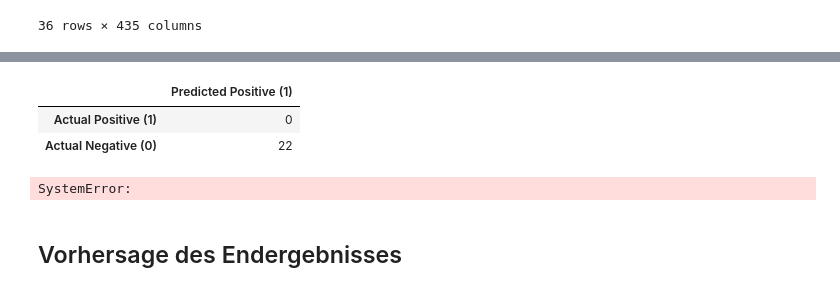
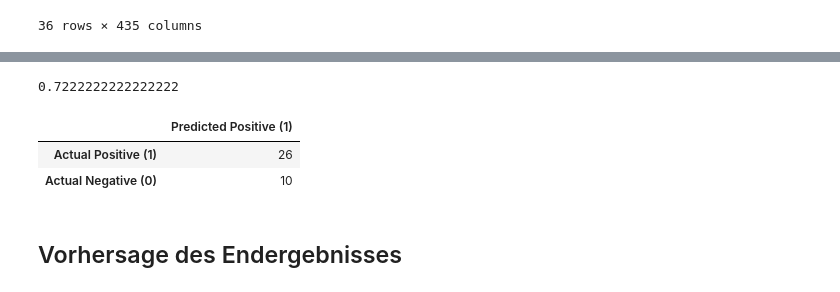
Before and after one commit to NiklasSeitherDHBW/Fussballergebnisse, a Jupyter notebook: Niklas_Weiterfürhung Sphie.ipynb, the cells around one changed output, grey strips where cells are left out. Cells and saved outputs as stored; diff of their text form; code cells hidden in the pictures.

```diff
--- a/Niklas_Weiterfürhung Sphie.ipynb
+++ b/Niklas_Weiterfürhung Sphie.ipynb
@@ -3734,12 +3968,12 @@ DataFrame is highly fragmented.  This is usually the result of calling `frame.in
 home_team_cols = [col for col in x_predict.columns if col.startswith('home_team_')]
 away_team_cols = [col for col in x_predict.columns if col.startswith('away_team_')]
 
-#home_team_cols.remove('home_team_total_points')
-#away_team_cols.remove('away_team_total_points')
-#home_team_cols.remove("home_team_form_goals")
-#away_team_cols.remove("away_team_form_goals")
-#home_team_cols.remove("home_team_form_points")
-#away_team_cols.remove("away_team_form_points")
+home_team_cols.remove('home_team_total_points')
+away_team_cols.remove('away_team_total_points')
+home_team_cols.remove("home_team_form_goals")
+away_team_cols.remove("away_team_form_goals")
+home_team_cols.remove("home_team_form_points")
+away_team_cols.remove("away_team_form_points")
 #home_team_cols.remove("home_team_goals_letzte_Begegnung")
 #away_team_cols.remove("away_team_goals_letzte_Begegnung")
 #home_team_cols.remove("home_team_goals_vorletzte_Begegnung")
@@ -3758,10 +3992,16 @@ away_team_cols = [col for col in x_predict.columns if col.startswith('away_team_
 #away_team_cols.remove("away_team_geschossen_vorvorletztes_Spiel")
 #home_team_cols.remove("home_team_kassiert_vorvorletztes_Spiel")
 #away_team_cols.remove("away_team_kassiert_vorvorletztes_Spiel")
+home_team_cols.remove("home_team_mean_geschossen")
+away_team_cols.remove("away_team_mean_geschossen")
+home_team_cols.remove("home_team_mean_kassiert")
+away_team_cols.remove("away_team_mean_kassiert")
+home_team_cols.remove("home_team_avg_goals")
+away_team_cols.remove("away_team_avg_goals")
 
 # Zusammenführen der Dummy-Spalten zu einer einzigen Spalte
-x_predict_filled['home_team'] = x_predict_filled[home_team_cols].idxmax(axis=1).str.replace('home_team_', '')
-x_predict_filled['away_team'] = x_predict_filled[away_team_cols].idxmax(axis=1).str.replace('away_team_', '')
+x_pred_non_nan['home_team'] = x_pred_non_nan[home_team_cols].idxmax(axis=1).str.replace('home_team_', '')
+x_pred_non_nan['away_team'] = x_pred_non_nan[away_team_cols].idxmax(axis=1).str.replace('away_team_', '')
 
 acutal_games = {
     47075: "Germany",
@@ -3802,4 +4042,4 @@ acutal_games = {
     47110: "Turkey",
 }
 
-x_predict_filled["actual_winner"] = x_predict_filled.index.map(acutal_games)
+x_pred_non_nan["actual_winner"] = x_pred_non_nan.index.map(acutal_games)
@@ -3814,3 +4046,3 @@ DataFrame is highly fragmented.  This is usually the result of calling `frame.in
 # %%
-if x_predict_filled["home_win"].dtypes == int:
-    x_predict_filled["home_win"] = x_predict_filled["home_win"].apply(lambda x: "home" if x == 1 else "away")
+if x_pred_non_nan["home_win"].dtypes == int:
+    x_pred_non_nan["home_win"] = x_pred_non_nan["home_win"].apply(lambda x: "home" if x == 1 else "away")
@@ -3817,8 +4091,8 @@ if x_predict_filled["home_win"].dtypes == int:
 # %%
-x_predict_filled["winner_team"] = x_predict_filled.apply(lambda x: x["home_team"] if x["home_win"] == "home" else x["away_team"], axis=1)
+x_pred_non_nan["winner_team"] = x_pred_non_nan.apply(lambda x: x["home_team"] if x["home_win"] == "home" else x["away_team"], axis=1)
+x_pred_non_nan["actual_winner"] = x_pred_non_nan.apply(lambda x: x["away_team"] if x["actual_winner"] == "Draw" else x["actual_winner"], axis=1)
+x_pred_non_nan["correct_prediction"] = (x_pred_non_nan["actual_winner"] == x_pred_non_nan["winner_team"]).astype(int)
 
-x_predict_filled["correct_prediction"] = (x_predict_filled["actual_winner"] == x_predict_filled["winner_team"]).astype(int)
-
-x_predict_filled = x_predict_filled[x_predict_filled["actual_winner"] != "Draw"]
-x_predict_filled
+#x_pred_non_nan = x_pred_non_nan[x_pred_non_nan["actual_winner"] != "Draw"]
+x_pred_non_nan
 # %% [output]
@@ -3847,21 +4117,19 @@ DataFrame is highly fragmented.  This is usually the result of calling `frame.in
 # %%
 # Confusion matrix values
-TP = x_predict_filled[(x_predict_filled["actual_winner"] == x_predict_filled["winner_team"])].shape[0]
-FP = x_predict_filled[(x_predict_filled["actual_winner"] != x_predict_filled["winner_team"])].shape[0]
+TP = x_pred_non_nan[(x_pred_non_nan["actual_winner"] == x_pred_non_nan["winner_team"])].shape[0]
+FP = x_pred_non_nan[(x_pred_non_nan["actual_winner"] != x_pred_non_nan["winner_team"])].shape[0]
 
 # Create a confusion matrix
 binary_confusion_matrix = pd.DataFrame({
     'Predicted Positive (1)': [TP, FP],
 }, index=['Actual Positive (1)', 'Actual Negative (0)'])
 
-binary_confusion_matrix
+ratio = TP / (TP + FP)
+display(ratio, binary_confusion_matrix)
 # %% [output]
+0.7222222222222222
 |  | Predicted Positive (1) |
-| Actual Positive (1) | 0 |
-| Actual Negative (0) | 22 |
+| Actual Positive (1) | 26 |
+| Actual Negative (0) | 10 |
-# %%
-raise SystemError
-# %% [output]
-SystemError:
 # %% [markdown]
 ## Vorhersage des Endergebnisses
```
Also changed, not shown: parts of 69 cells of this notebook.
